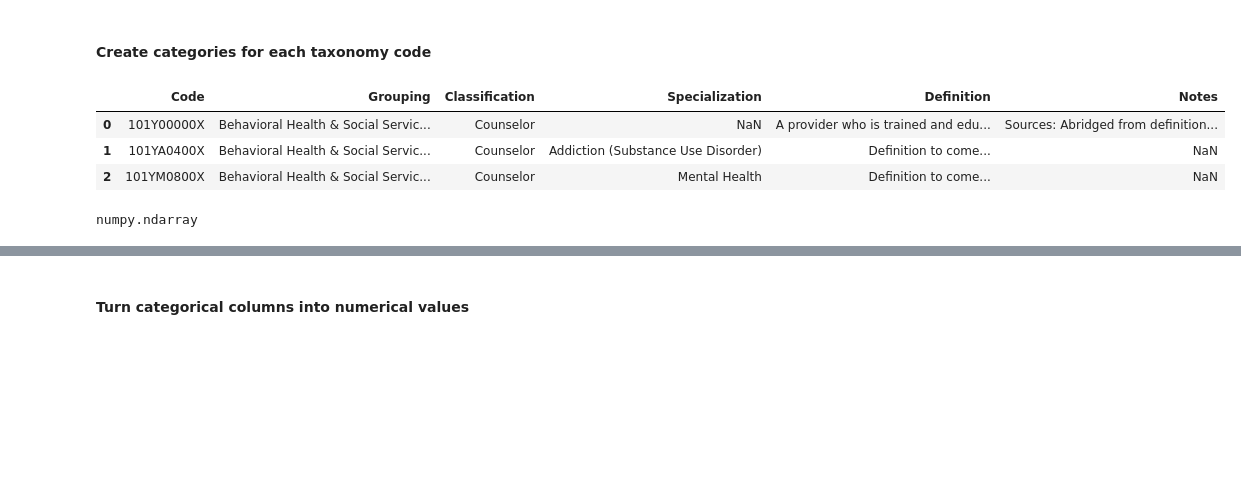
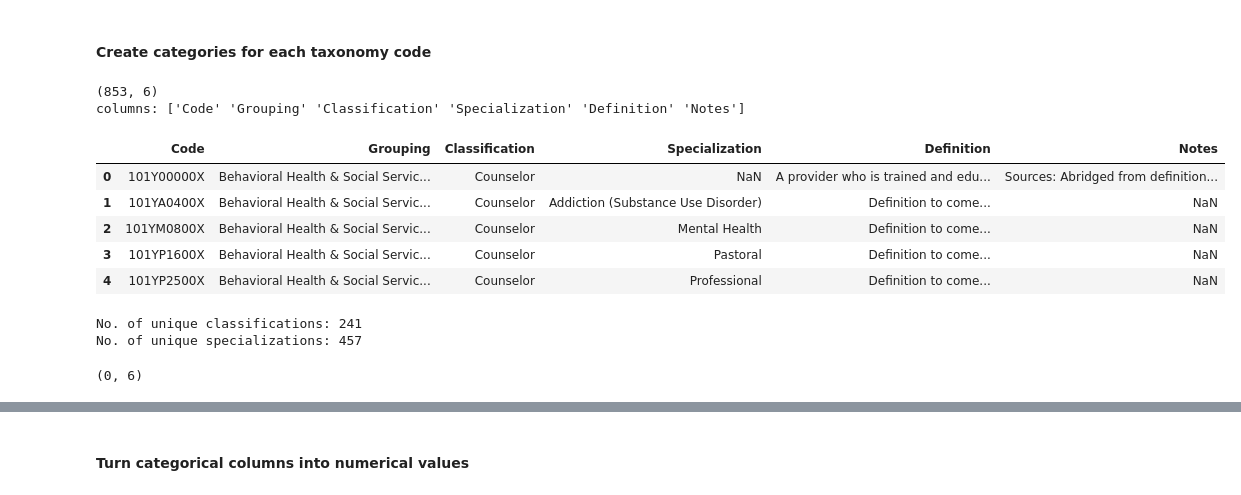
Before and after one commit to christinebuckler/provider-prescriber, a Jupyter notebook: src/EDA_Feature_Engineering.ipynb, the cells around one changed output, grey strips where cells are left out. Cells and saved outputs as stored; diff of their text form; code cells hidden in the pictures; blank space fills up the shorter version.

```diff
--- a/src/EDA_Preprocessing.ipynb
+++ b/src/EDA_Feature_Engineering.ipynb
@@ -392,14 +394,17 @@ df.shape
 # %% [markdown]
 #### Create categories for each taxonomy code
 # %%
-# Load taxonomy code data
+# Load specialty code data to join with taxonomy codes
 code_df = pd.read_csv('../data/nucc_taxonomy_171.csv')
-# print(code_df.shape)
-# code_df.columns # ['Code', 'Grouping', 'Classification', 'Specialization', 'Definition', 'Notes']
-# print(code_df.Classification.nunique(), code_df.Specialization.nunique())
-code_df.head(3)
+print(code_df.shape)
+print('columns:', code_df.columns.values)
+code_df.head(5)
 # %% [output]
+(853, 6)
+columns: ['Code' 'Grouping' 'Classification' 'Specialization' 'Definition' 'Notes']
 |  | Code | Grouping | Classification | Specialization | Definition | Notes |
 | 0 | 101Y00000X | Behavioral Health & Social Servic... | Counselor | NaN | A provider who is trained and edu... | Sources: Abridged from definition... |
 | 1 | 101YA0400X | Behavioral Health & Social Servic... | Counselor | Addiction (Substance Use Disorder) | Definition to come... | NaN |
 | 2 | 101YM0800X | Behavioral Health & Social Servic... | Counselor | Mental Health | Definition to come... | NaN |
+| 3 | 101YP1600X | Behavioral Health & Social Servic... | Counselor | Pastoral | Definition to come... | NaN |
+| 4 | 101YP2500X | Behavioral Health & Social Servic... | Counselor | Professional | Definition to come... | NaN |
@@ -410,4 +410,0 @@ classifications = sorted(code_df.Classification.unique())
-# %%
-type(code_df.columns.values)
-# %% [output]
-numpy.ndarray
@@ -427,0 +411,8 @@ where_exists = {col: find(col) for col in all_the_codes}
+# %%
+print('No. of unique classifications:', code_df.Classification.nunique())
+print('No. of unique specializations:', code_df.Specialization.nunique())
+code_df[code_df.Classification.isnull()].shape # no nulls
+# %% [output]
+No. of unique classifications: 241
+No. of unique specializations: 457
+(0, 6)
```
Also changed, not shown: parts of 60 cells of this notebook, 1 other file.
